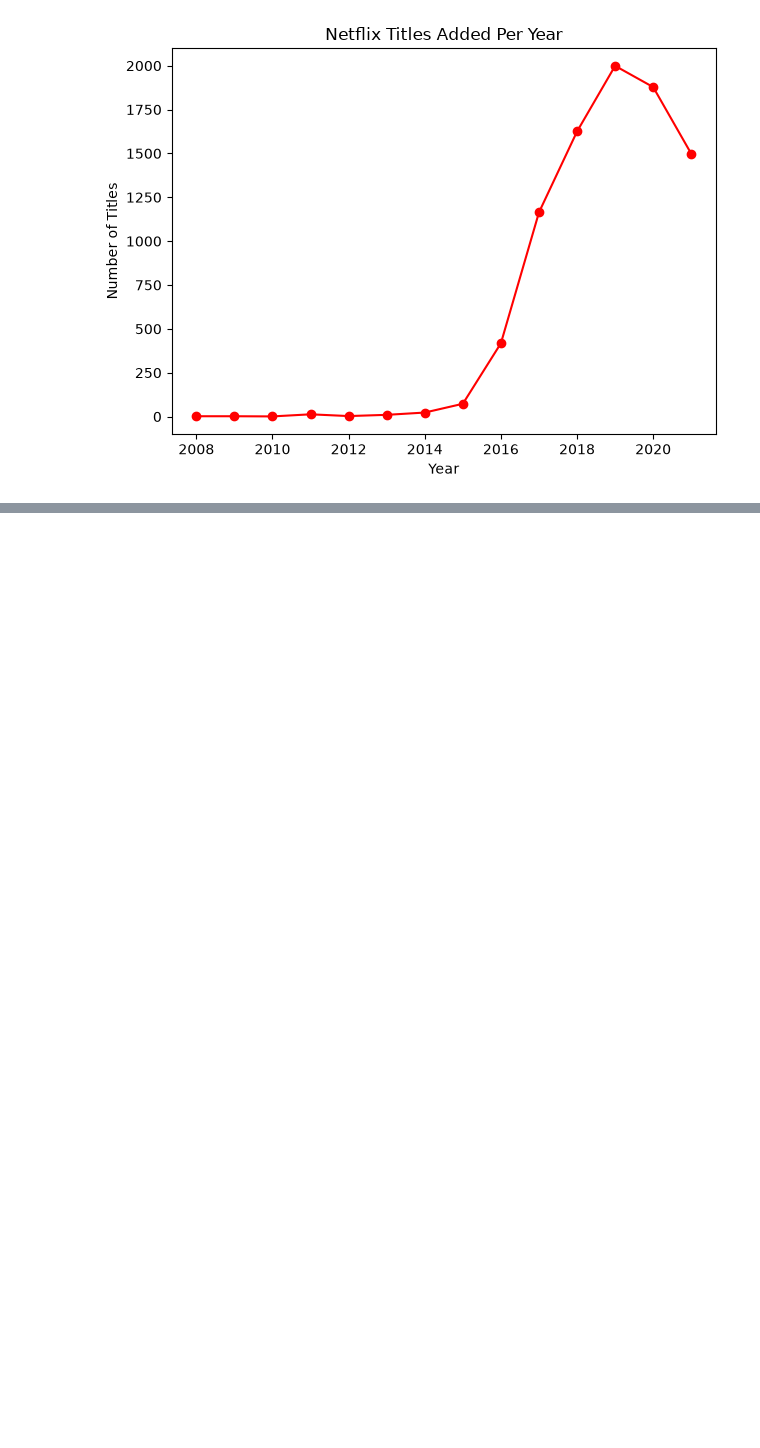
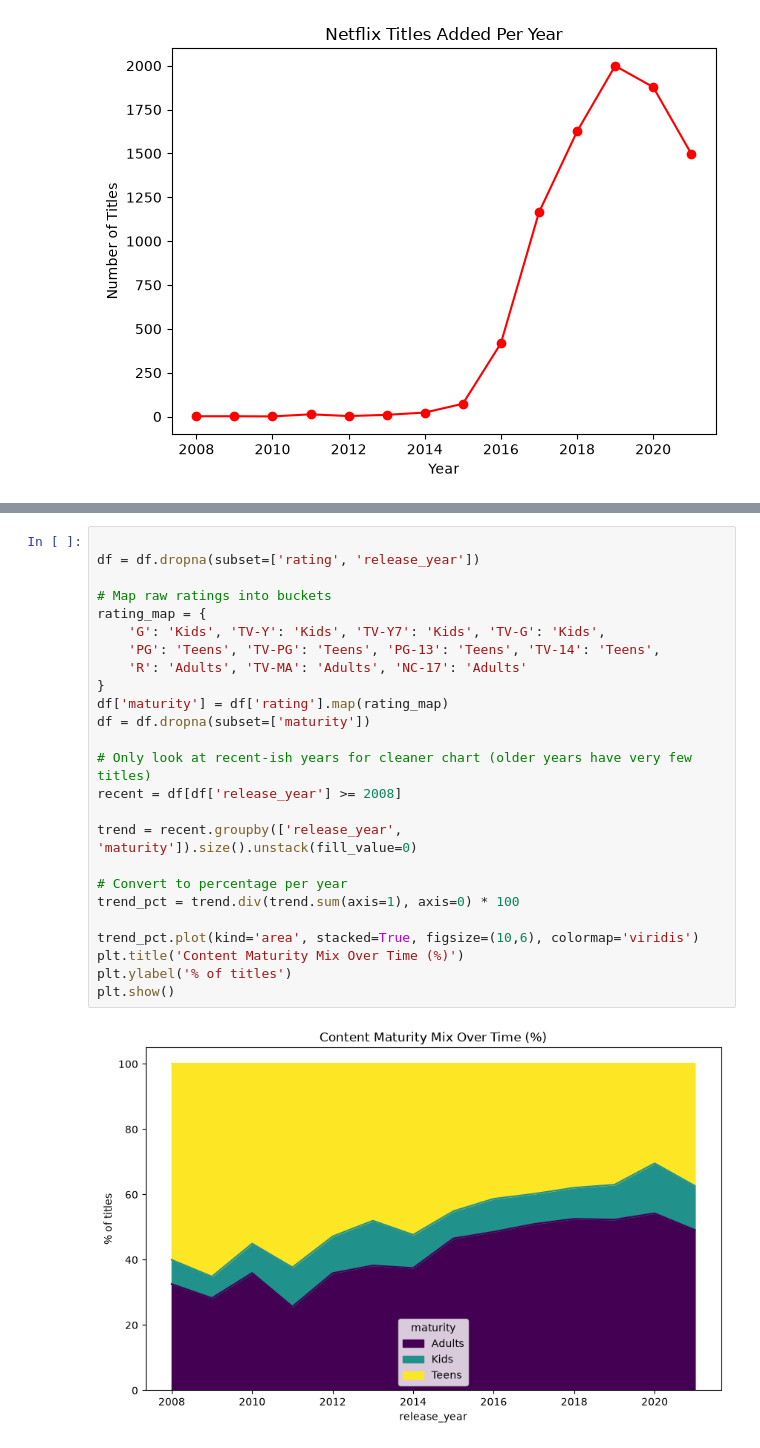
Before and after one commit to riyagundeti/netflix-content-analysis, a Jupyter notebook: netflix.analysis.ipynb, the cells around one changed output, grey strips where cells are left out. Saved outputs shown, nothing was run; the diff lists cells and outputs as text; blank space fills up the shorter version.

Commit message:
add analysis 5 - content maturity over time

```diff
--- a/netflix.analysis.ipynb
+++ b/netflix.analysis.ipynb
@@ -95,3 +92,30 @@ plt.savefig('analysis4_top_genres.png')
 plt.show()
 # %% [output]
 [figure]
+# %%
+
+df = df.dropna(subset=['rating', 'release_year'])
+
+# Map raw ratings into buckets
+rating_map = {
+    'G': 'Kids', 'TV-Y': 'Kids', 'TV-Y7': 'Kids', 'TV-G': 'Kids',
+    'PG': 'Teens', 'TV-PG': 'Teens', 'PG-13': 'Teens', 'TV-14': 'Teens',
+    'R': 'Adults', 'TV-MA': 'Adults', 'NC-17': 'Adults'
+}
+df['maturity'] = df['rating'].map(rating_map)
+df = df.dropna(subset=['maturity'])
+
+# Only look at recent-ish years for cleaner chart (older years have very few titles)
+recent = df[df['release_year'] >= 2008]
+
+trend = recent.groupby(['release_year', 'maturity']).size().unstack(fill_value=0)
+
+# Convert to percentage per year
+trend_pct = trend.div(trend.sum(axis=1), axis=0) * 100
+
+trend_pct.plot(kind='area', stacked=True, figsize=(10,6), colormap='viridis')
+plt.title('Content Maturity Mix Over Time (%)')
+plt.ylabel('% of titles')
+plt.show()
+# %% [output]
+[figure, added]
```
Also changed, not shown: parts of 2 cells of this notebook.
